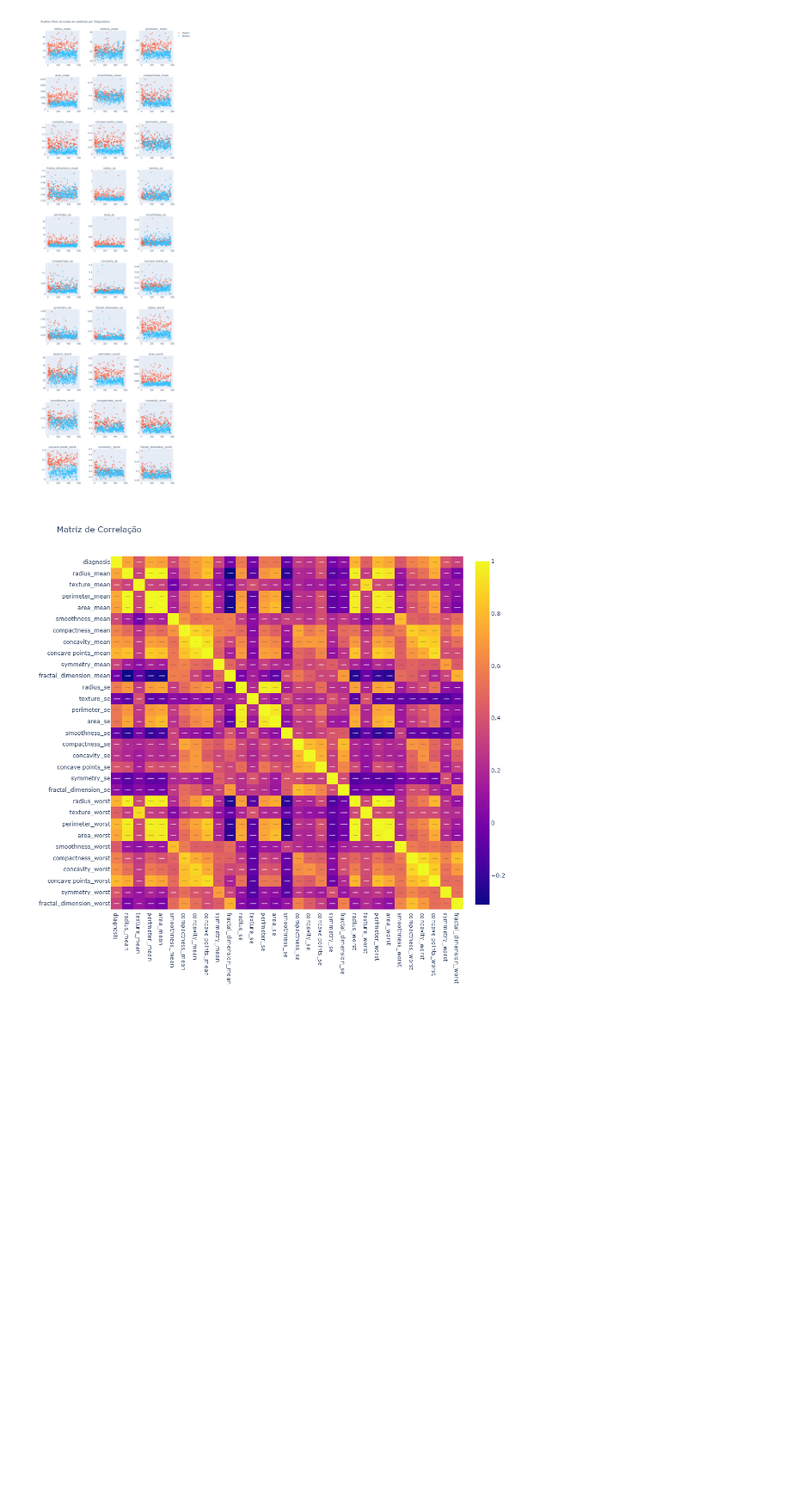
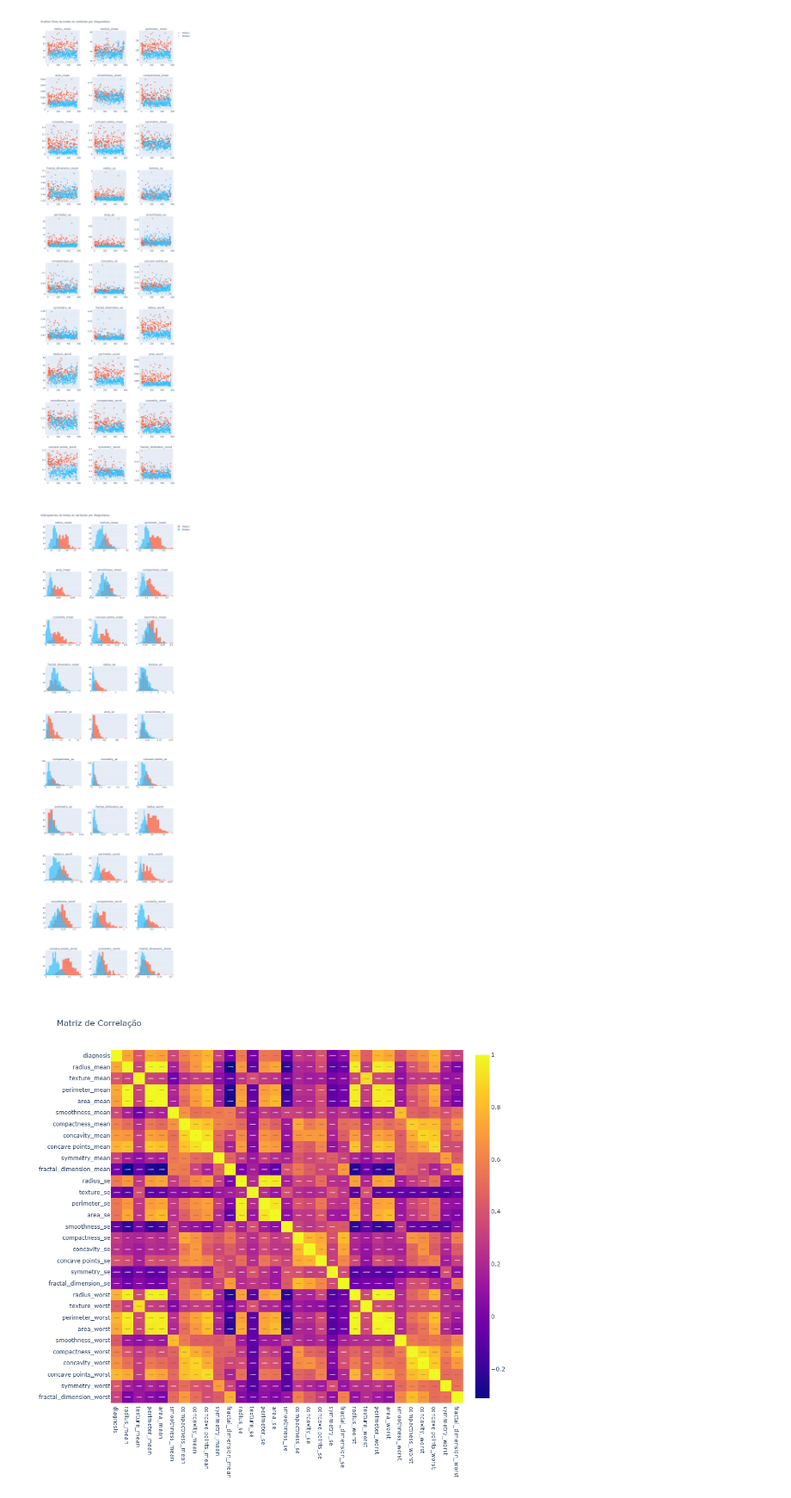
Before and after one commit to KauaHenSilva/trabalho_topicos_5, a Jupyter notebook: main.ipynb, the cells around one changed output. Shown at 86% size. Drawn from its saved outputs; the diff is of its cells as text; code cells hidden in the pictures; blank space fills up the shorter version.

Commit message:
feat: adicionando histograma

```diff
--- a/main.ipynb
+++ b/main.ipynb
@@ -95,22 +93,19 @@ fig.show()
 # %% [output]
 [figure]
 # %%
-# Scatter plots em subplots para todas as variáveis
-colunas_numericas = [col for col in df_dataset.select_dtypes(include=['float64', 'int64']).columns if col != 'id']
-colunas_scatter = colunas_numericas
 
 n_cols = 3
-n_rows = (len(colunas_scatter) + n_cols - 1) // n_cols
+n_rows = (len(colunas_numericas) + n_cols - 1) // n_cols
 
 fig = make_subplots(
     rows=n_rows,
     cols=n_cols,
-    subplot_titles=colunas_scatter,
+    subplot_titles=colunas_numericas,
     vertical_spacing=0.03,    # Reduzido para caber em 15 linhas (< 0.071429)
     horizontal_spacing=0.1
 )
 
-for idx, coluna in enumerate(colunas_scatter):
+for idx, coluna in enumerate(colunas_numericas):
     row = idx // n_cols + 1
     col = idx % n_cols + 1
 
@@ -140,6 +135,45 @@ fig.update_layout(
 fig.show()
 # %% [output]
 [figure]
+# %%
+fig = make_subplots(
+    rows=n_rows,
+    cols=n_cols,
+    subplot_titles=colunas_numericas,
+    vertical_spacing=0.05,
+    horizontal_spacing=0.08
+)
+
+for idx, coluna in enumerate(colunas_numericas):
+    row = idx // n_cols + 1
+    col = idx % n_cols + 1
+
+    for diagnosis in df_dataset['diagnosis'].unique():
+        df_filtrado = df_dataset[df_dataset['diagnosis'] == diagnosis]
+        color = '#FF5733' if diagnosis == 'Maligno' else '#33C1FF'
+
+        fig.add_trace(
+            go.Histogram(
+                x=df_filtrado[coluna],
+                name=diagnosis,
+                marker=dict(color=color),
+                opacity=0.7,
+                showlegend=(idx == 0)
+            ),
+            row=row,
+            col=col
+        )
+
+fig.update_layout(
+    height=300 * n_rows,
+    width=1000,
+    title_text="Histogramas de todas as variáveis por Diagnóstico",
+    showlegend=True,
+    barmode='overlay'
+)
+fig.show()
+# %% [output]
+[figure, added]
 # %%
 # Criar cópia e converter diagnosis para numérico
 df_numeric = df_dataset.copy()
```
Also changed, not shown: parts of 2 cells of this notebook.
